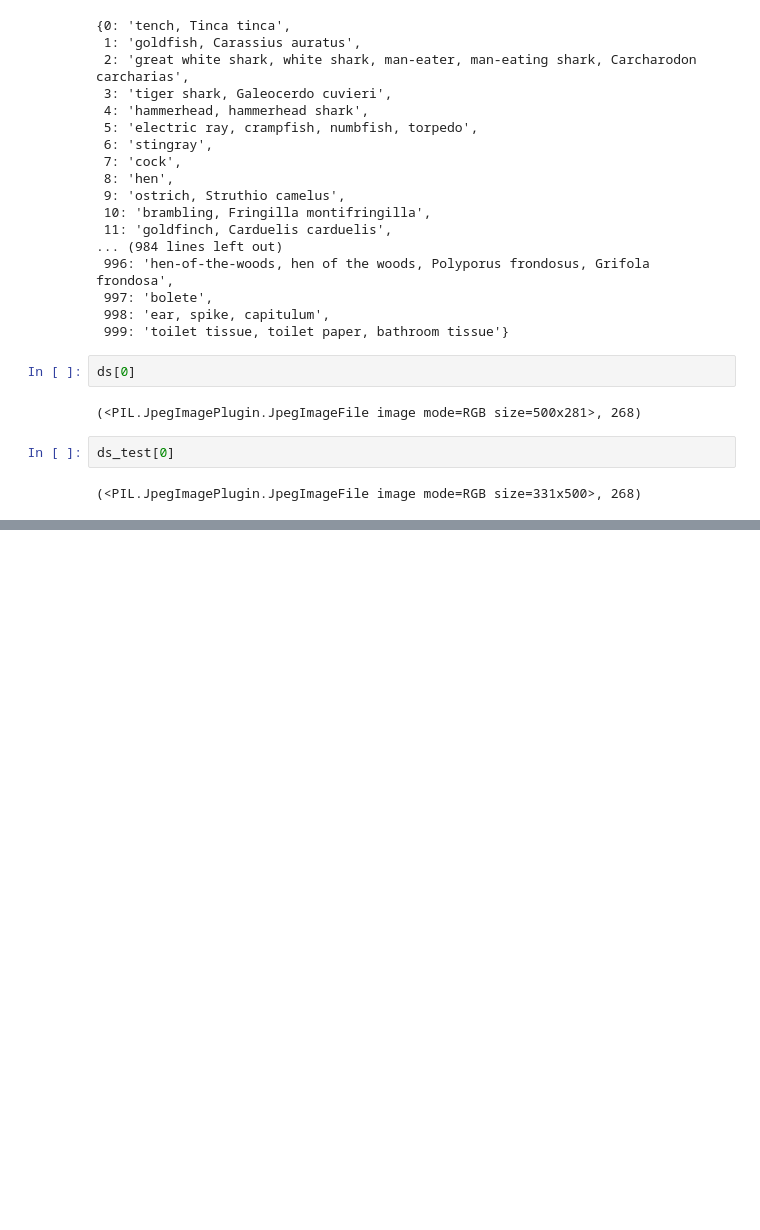
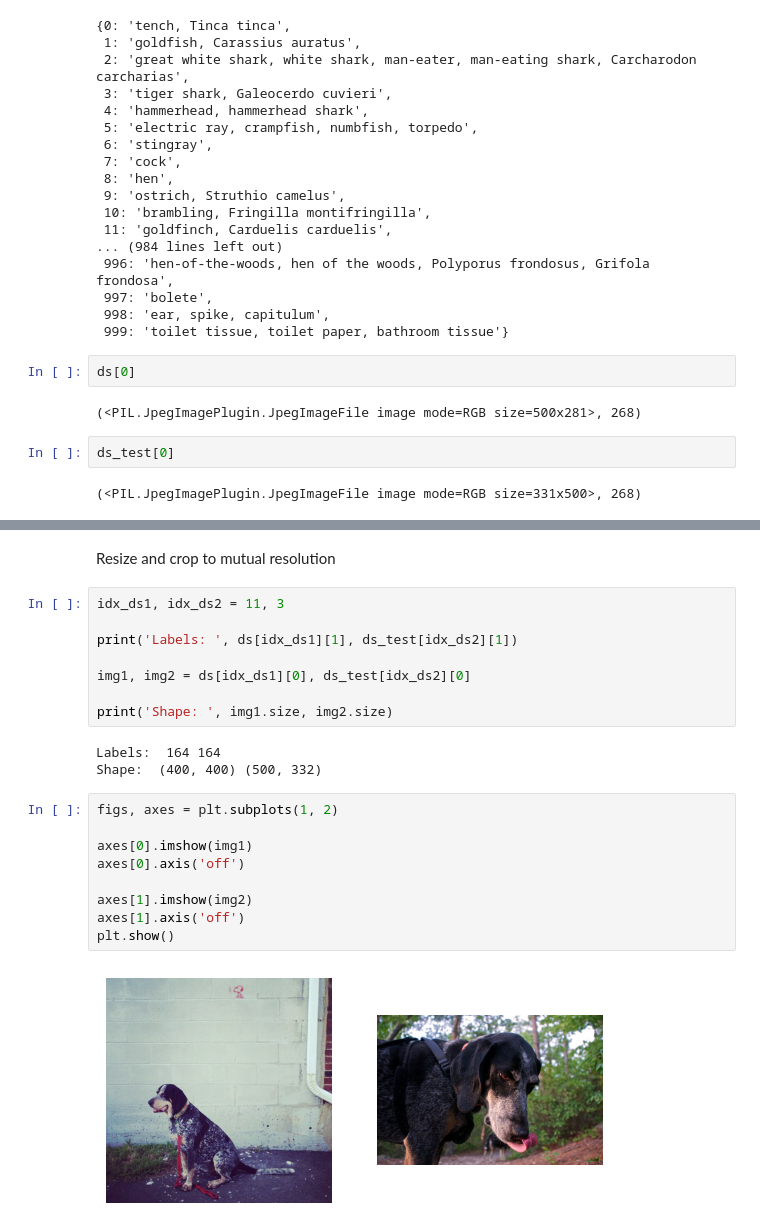
Before and after one commit to Bart63/digital-image-analysis, a Jupyter notebook: test.ipynb, the cells around one changed output, grey strips where cells are left out. Drawn from its saved outputs; the diff is of its cells as text; blank space fills up the shorter version.

```diff
--- a/test.ipynb
+++ b/test.ipynb
@@ -54,0 +55,24 @@ plt.show()
+# %% [markdown]
+Resize and crop to mutual resolution
+# %%
+idx_ds1, idx_ds2 = 11, 3
+
+print('Labels: ', ds[idx_ds1][1], ds_test[idx_ds2][1])
+
+img1, img2 = ds[idx_ds1][0], ds_test[idx_ds2][0]
+
+print('Shape: ', img1.size, img2.size)
+# %% [output]
+Labels:  164 164
+Shape:  (400, 400) (500, 332)
+# %%
+figs, axes = plt.subplots(1, 2)
+
+axes[0].imshow(img1)
+axes[0].axis('off')
+
+axes[1].imshow(img2)
+axes[1].axis('off')
+plt.show()
+# %% [output]
+[figure, added]
```
Also changed, not shown: parts of 3 cells of this notebook, 1 other file.
